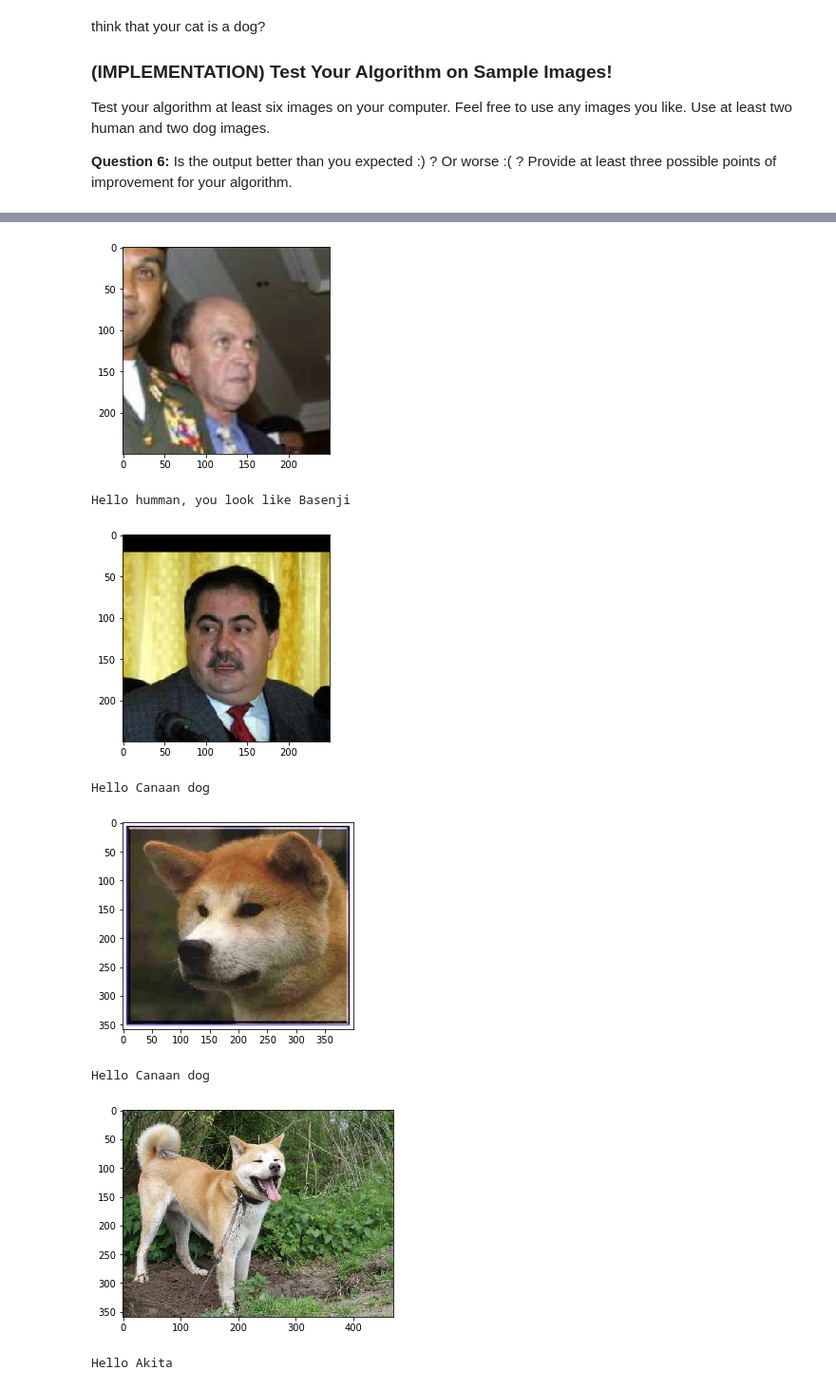
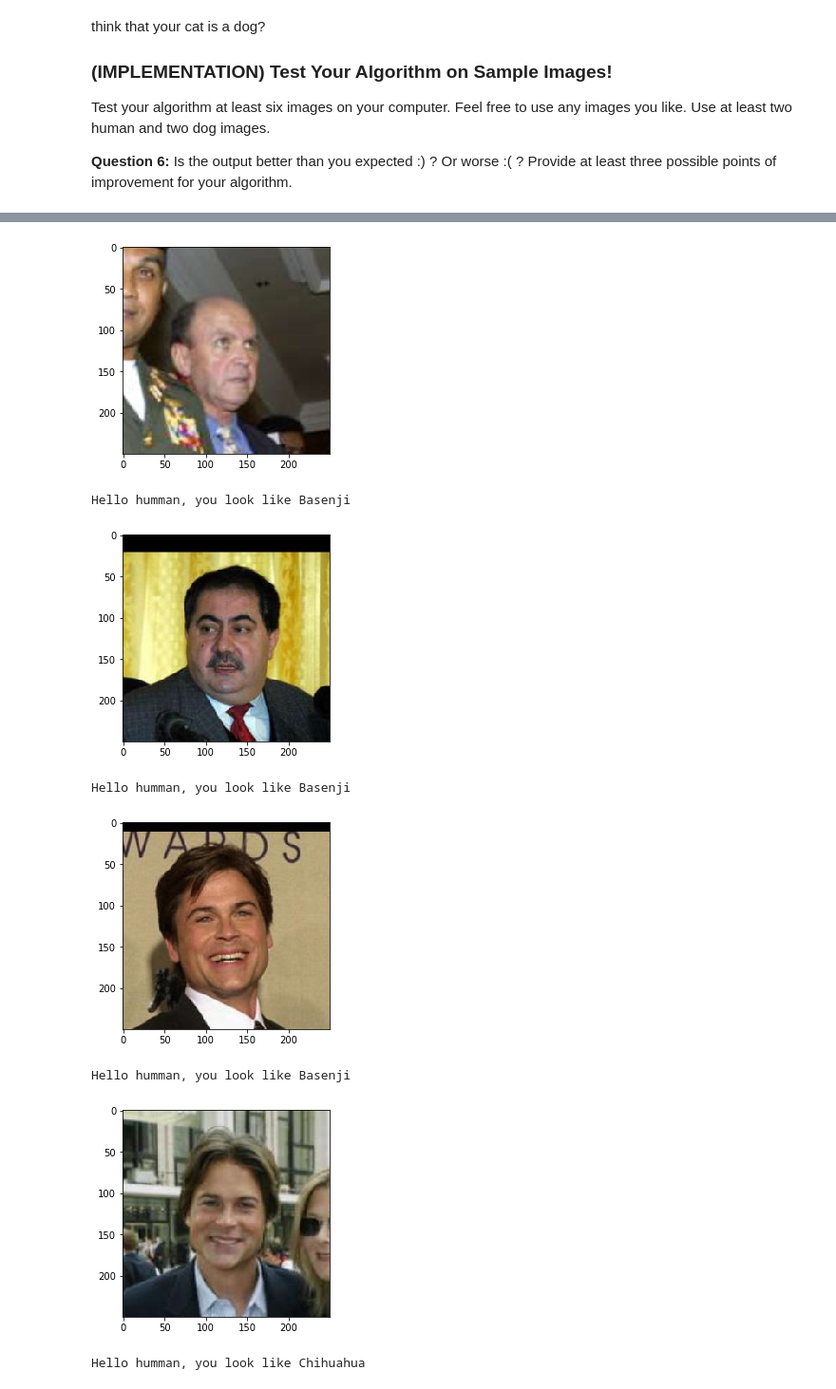
Before and after one commit to kugmax/dog-classifier, a Jupyter notebook: model/dog_app.ipynb, the cells around one changed output, grey strips where cells are left out. Shown at 95% size. Cells and saved outputs as stored; diff of their text form; code cells hidden in the pictures.

```diff
--- a/model/dog_app.ipynb
+++ b/model/dog_app.ipynb
@@ -1049,20 +1078,20 @@ __Answer:__ (Three possible points for improvement)
 # %%
 ## TODO: Execute your algorithm from Step 6 on
 ## at least 6 images on your computer.
 ## Feel free to use as many code cells as needed.
 
 ## suggested code, below
-for file in np.hstack((human_files[:3], dog_files[:3])):
+for file in np.hstack((human_files[:10], dog_files[:10])):
     run_app(file)
 # %% [output]
 Hello humman, you look like Dogue de bordeaux
 [figure]
 Hello humman, you look like Dogue de bordeaux
 [figure]
 Hello humman, you look like Basenji
 [figure]
-Hello Canaan dog
+Hello humman, you look like Basenji
-[figure, old version]
+[figure, new version]
-Hello Canaan dog
+Hello humman, you look like Basenji
-[figure, old version]
+[figure, new version]
-Hello Akita
+Hello humman, you look like Chihuahua
```
Also changed, not shown: parts of 16 cells of this notebook.
